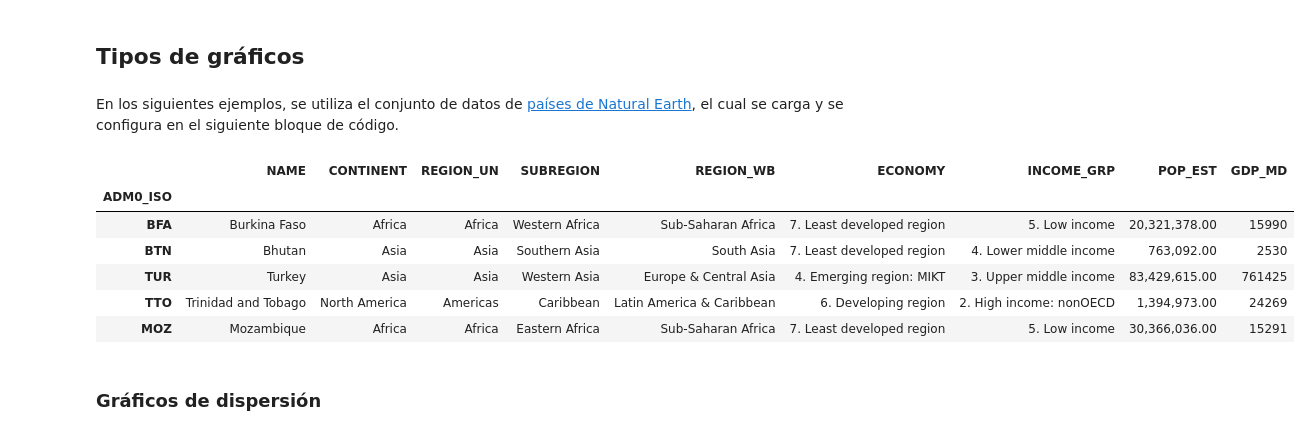
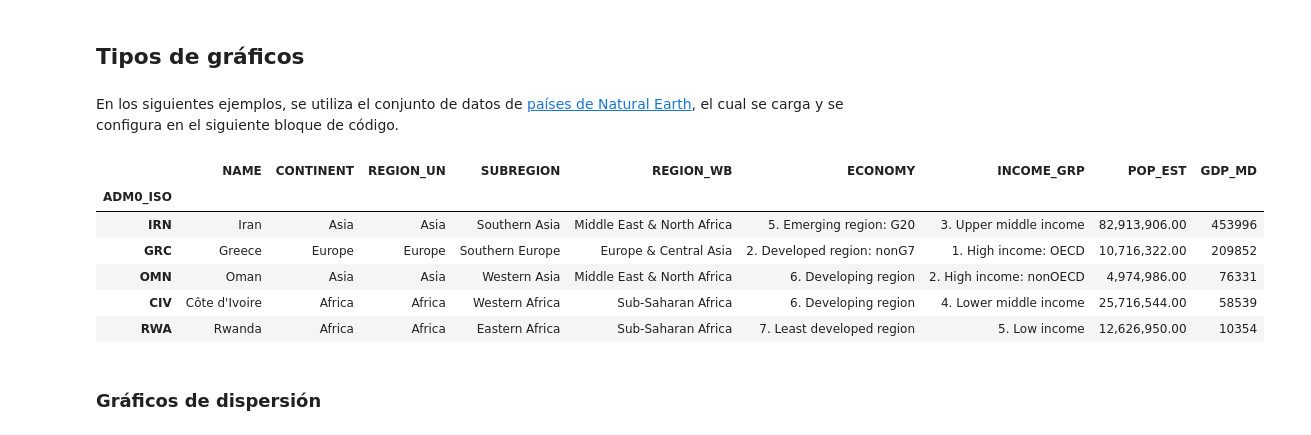
Before and after one commit to tpb708-programacionsig/2026-i, a Jupyter notebook: contenidos/iii-analisis-visualizacion-datos/03-plotly.ipynb, the cells around one changed output. Saved outputs shown, nothing was run; the diff lists cells and outputs as text; code cells hidden in the pictures.

```diff
--- a/contenidos/iii-analisis-visualizacion-datos/03-plotly.ipynb
+++ b/contenidos/iii-analisis-visualizacion-datos/03-plotly.ipynb
@@ -41,31 +61,31 @@ import plotly.graph_objects as go
 # %% [markdown]
 ## Tipos de gráficos
 # %% [markdown]
-En los siguientes ejemplos, se utiliza el conjunto de datos de [países de Natural Earth](https://github.com/gf0657-programacionsig/2024-ii/blob/main/datos/natural-earth/paises.csv), el cual se carga y se configura en el siguiente bloque de código.
+En los siguientes ejemplos, se utiliza el conjunto de datos de [países de Natural Earth](https://github.com/tpb708-programacionsig/2026-i/blob/main/datos/natural-earth/paises.csv), el cual se carga y se configura en el siguiente bloque de código.
 # %%
 import pandas as pd
 
 # Configuración de pandas para mostrar separadores de miles y 2 dígitos decimales
 pd.set_option('display.float_format', '{:,.2f}'.format)
 
 # Carga de datos de países en un dataframe
 paises = pd.read_csv(
-    "https://raw.githubusercontent.com/gf0657-programacionsig/2024-ii/refs/heads/main/datos/natural-earth/paises.csv"
+    "https://raw.githubusercontent.com/tpb708-programacionsig/2026-i/refs/heads/main/datos/natural-earth/paises.csv"
 )
 
 # Se usa la columna ADM0_ISO como índice
 paises.set_index('ADM0_ISO', inplace=True)
 
 # Despliegue de una muestra aleatoria de 5 filas
 paises.sample(5)
 # %% [output]
 |  | NAME | CONTINENT | REGION_UN | SUBREGION | REGION_WB | ECONOMY | INCOME_GRP | POP_EST | GDP_MD |
 | ADM0_ISO |  |  |  |  |  |  |  |  |  |
-| BFA | Burkina Faso | Africa | Africa | Western Africa | Sub-Saharan Africa | 7. Least developed region | 5. Low income | 20,321,378.00 | 15990 |
-| BTN | Bhutan | Asia | Asia | Southern Asia | South Asia | 7. Least developed region | 4. Lower middle income | 763,092.00 | 2530 |
-| TUR | Turkey | Asia | Asia | Western Asia | Europe & Central Asia | 4. Emerging region: MIKT | 3. Upper middle income | 83,429,615.00 | 761425 |
-| TTO | Trinidad and Tobago | North America | Americas | Caribbean | Latin America & Caribbean | 6. Developing region | 2. High income: nonOECD | 1,394,973.00 | 24269 |
-| MOZ | Mozambique | Africa | Africa | Eastern Africa | Sub-Saharan Africa | 7. Least developed region | 5. Low income | 30,366,036.00 | 15291 |
+| IRN | Iran | Asia | Asia | Southern Asia | Middle East & North Africa | 5. Emerging region: G20 | 3. Upper middle income | 82,913,906.00 | 453996 |
+| GRC | Greece | Europe | Europe | Southern Europe | Europe & Central Asia | 2. Developed region: nonG7 | 1. High income: OECD | 10,716,322.00 | 209852 |
+| OMN | Oman | Asia | Asia | Western Asia | Middle East & North Africa | 6. Developing region | 2. High income: nonOECD | 4,974,986.00 | 76331 |
+| CIV | Côte d'Ivoire | Africa | Africa | Western Africa | Sub-Saharan Africa | 6. Developing region | 4. Lower middle income | 25,716,544.00 | 58539 |
+| RWA | Rwanda | Africa | Africa | Eastern Africa | Sub-Saharan Africa | 7. Least developed region | 5. Low income | 12,626,950.00 | 10354 |
 # %% [markdown]
 ### Gráficos de dispersión
 # %% [markdown]
```
Also changed, not shown: parts of 23 cells of this notebook.
